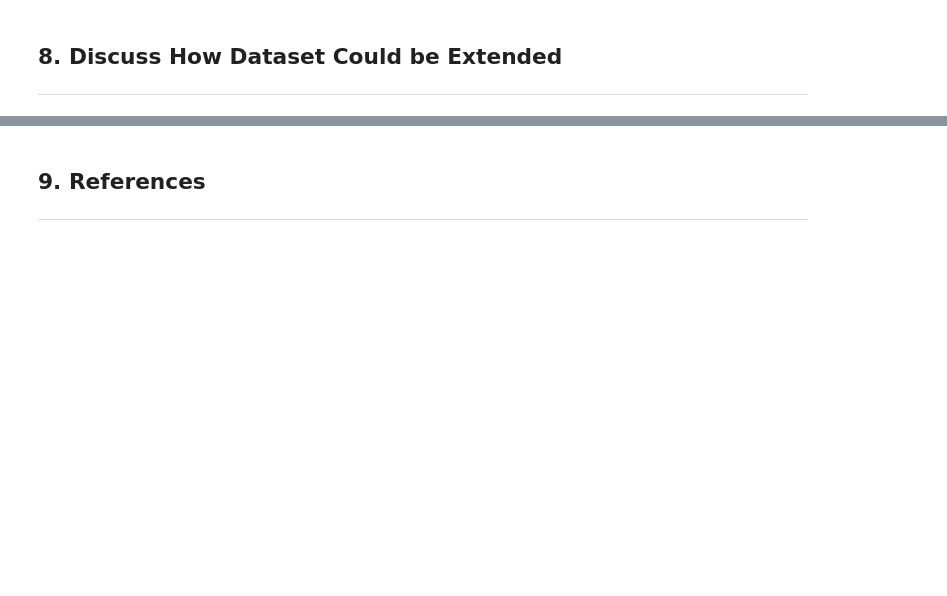
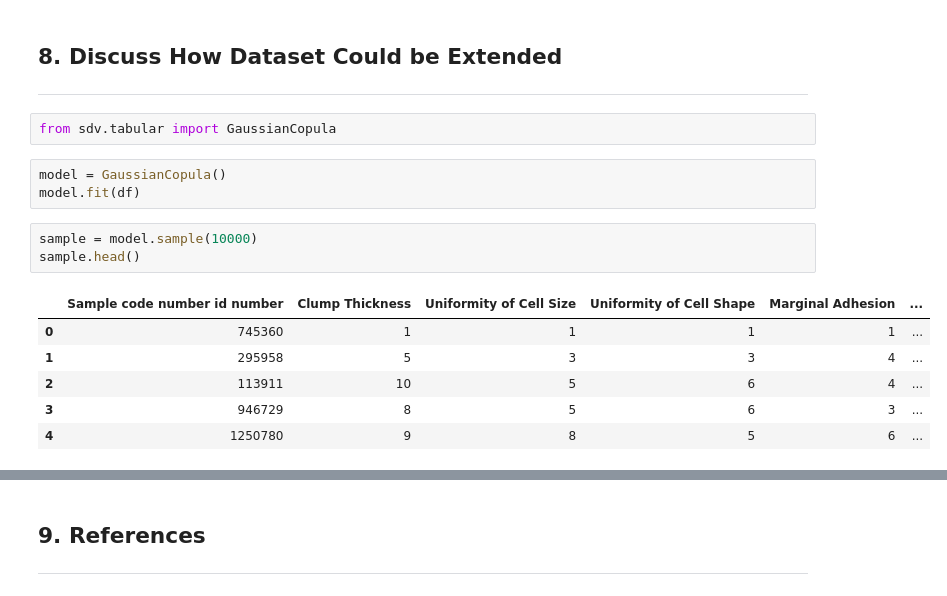
Before and after one commit to loughjo/ProgDataAnalysis-Project-2, a Jupyter notebook: ProgDataAnalysisProject2.ipynb, the cells around one changed output, grey strips where cells are left out. Saved outputs shown, nothing was run; the diff lists cells and outputs as text; blank space fills up the shorter version.

```diff
--- a/ProgDataAnalysisProject2.ipynb
+++ b/ProgDataAnalysisProject2.ipynb
@@ -1524,3 +1553,18 @@ print(scores.mean())
 # %% [markdown]
 ## 8. Discuss How Dataset Could be Extended
 ***
+# %%
+from sdv.tabular import GaussianCopula
+# %%
+model = GaussianCopula()
+model.fit(df)
+# %%
+sample = model.sample(10000)
+sample.head()
+# %% [output]
+|  | Sample code number id number | Clump Thickness | Uniformity of Cell Size | Uniformity of Cell Shape | Marginal Adhesion | ... |
+| 0 | 745360 | 1 | 1 | 1 | 1 | ... |
+| 1 | 295958 | 5 | 3 | 3 | 4 | ... |
+| 2 | 113911 | 10 | 5 | 6 | 4 | ... |
+| 3 | 946729 | 8 | 5 | 6 | 3 | ... |
+| 4 | 1250780 | 9 | 8 | 5 | 6 | ... |
```
Also changed, not shown: parts of 45 cells of this notebook.
